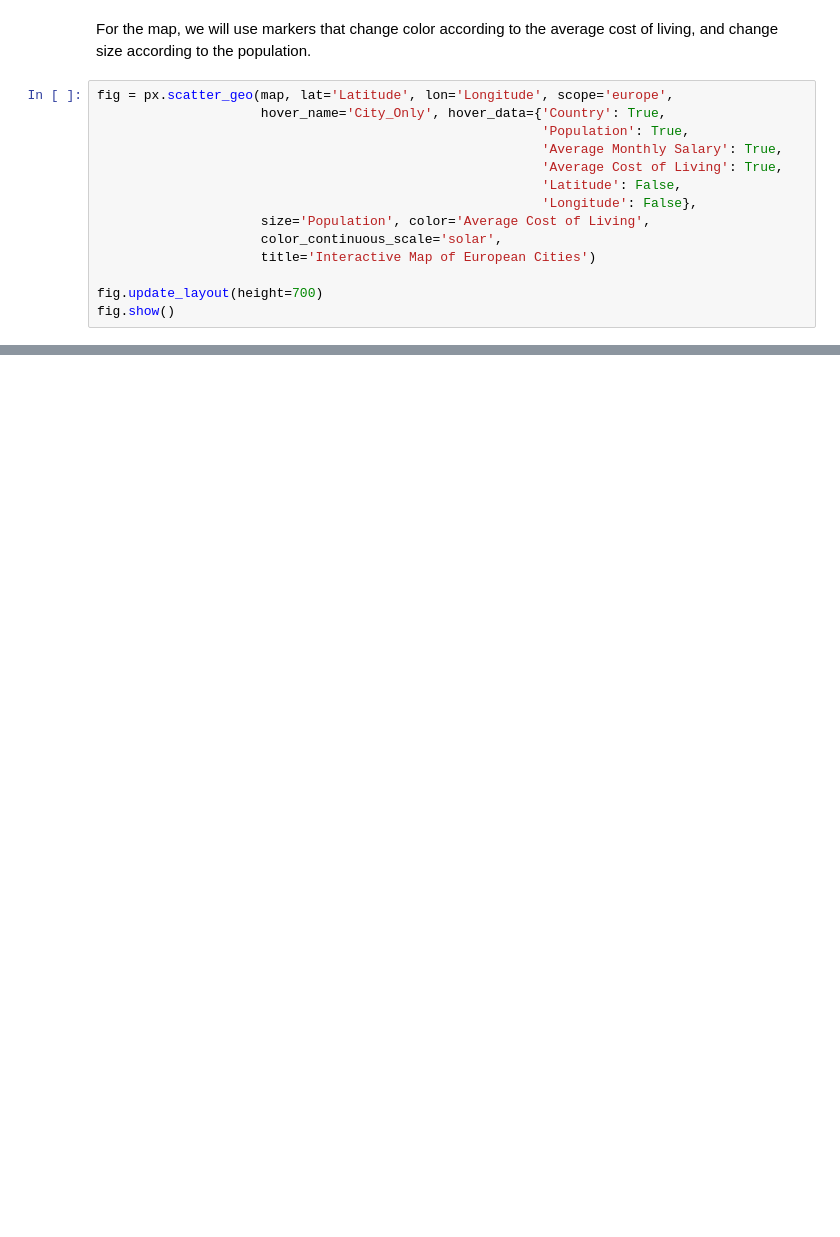
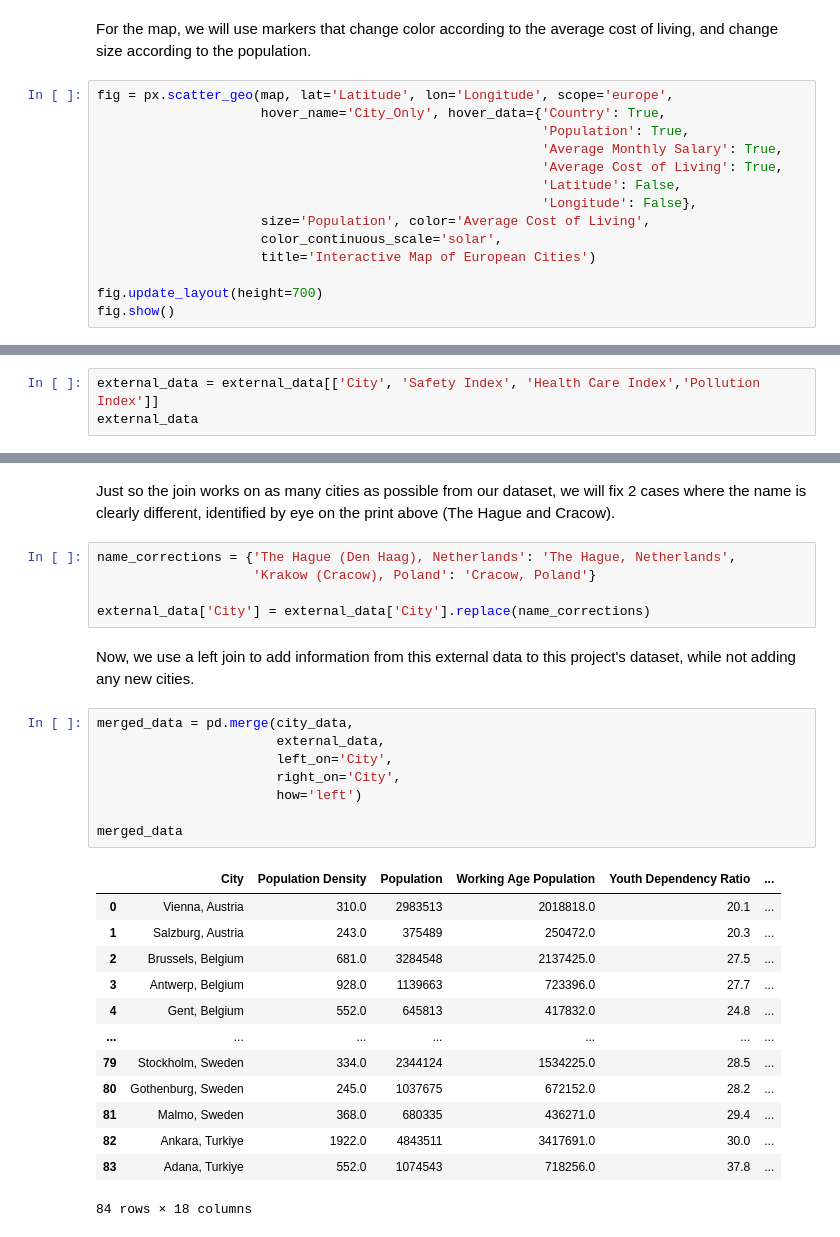
Before and after one commit to lucasvcasimiro-byte/Group10_PDS_Project_2526, a Jupyter notebook: GROUP10_PDS_202526_NB1.ipynb, the cells around one changed output, grey strips where cells are left out. Drawn from its saved outputs; the diff is of its cells as text; blank space fills up the shorter version.

```diff
--- a/GROUP10_PDS_202526_NB1.ipynb
+++ b/GROUP10_PDS_202526_NB1.ipynb
@@ -617,0 +635,3 @@ external_data.head()
+# %%
+external_data = external_data[['City', 'Safety Index', 'Health Care Index','Pollution Index']]
+external_data
@@ -617,0 +652,31 @@ external_data.head()
+# %% [markdown]
+Just so the join works on as many cities as possible from our dataset, we will fix 2 cases where the name is clearly different, identified by eye on the print above (The Hague and Cracow).
+# %%
+name_corrections = {'The Hague (Den Haag), Netherlands': 'The Hague, Netherlands',
+                    'Krakow (Cracow), Poland': 'Cracow, Poland'}
+
+external_data['City'] = external_data['City'].replace(name_corrections)
+# %% [markdown]
+Now, we use a left join to add information from this external data to this project's dataset, while not adding any new cities.
+# %%
+merged_data = pd.merge(city_data,
+                       external_data,
+                       left_on='City',
+                       right_on='City',
+                       how='left')
+
+merged_data
+# %% [output]
+|  | City | Population Density | Population | Working Age Population | Youth Dependency Ratio | ... |
+| 0 | Vienna, Austria | 310.0 | 2983513 | 2018818.0 | 20.1 | ... |
+| 1 | Salzburg, Austria | 243.0 | 375489 | 250472.0 | 20.3 | ... |
+| 2 | Brussels, Belgium | 681.0 | 3284548 | 2137425.0 | 27.5 | ... |
+| 3 | Antwerp, Belgium | 928.0 | 1139663 | 723396.0 | 27.7 | ... |
+| 4 | Gent, Belgium | 552.0 | 645813 | 417832.0 | 24.8 | ... |
+| ... | ... | ... | ... | ... | ... | ... |
+| 79 | Stockholm, Sweden | 334.0 | 2344124 | 1534225.0 | 28.5 | ... |
+| 80 | Gothenburg, Sweden | 245.0 | 1037675 | 672152.0 | 28.2 | ... |
+| 81 | Malmo, Sweden | 368.0 | 680335 | 436271.0 | 29.4 | ... |
+| 82 | Ankara, Turkiye | 1922.0 | 4843511 | 3417691.0 | 30.0 | ... |
+| 83 | Adana, Turkiye | 552.0 | 1074543 | 718256.0 | 37.8 | ... |
+84 rows × 18 columns
```
Also changed, not shown: parts of 27 cells of this notebook.
